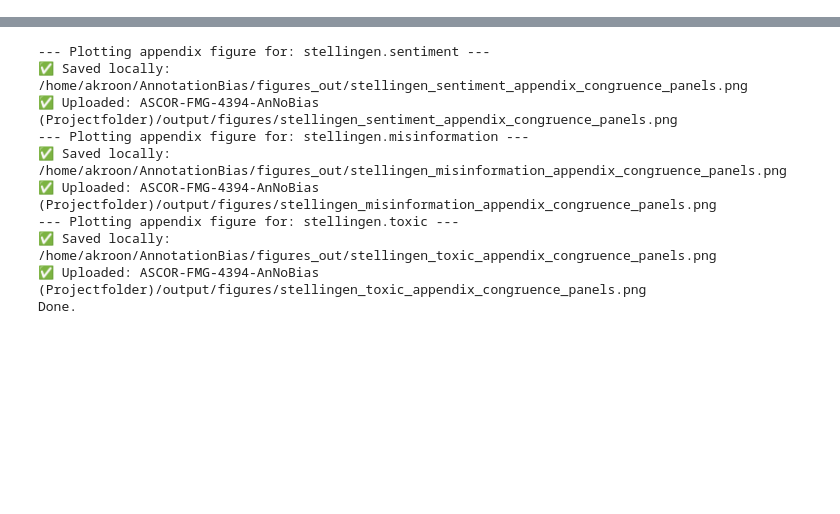
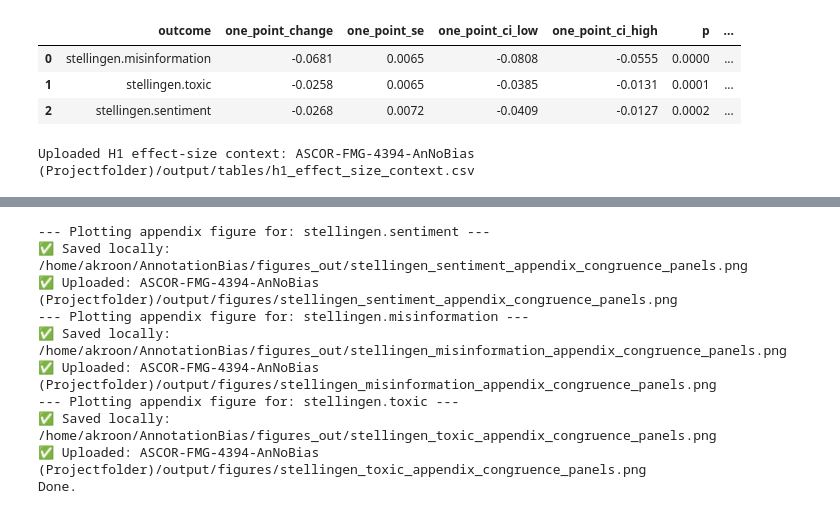
Before and after one commit to annekroon/AnnotationBias, a Jupyter notebook: 06_hypotheses_testing.ipynb, the cells around one changed output, grey strips where cells are left out. Saved outputs shown, nothing was run; the diff lists cells and outputs as text; code cells hidden in the pictures; blank space fills up the shorter version.

```diff
--- a/06_hypotheses_testing.ipynb
+++ b/06_hypotheses_testing.ipynb
@@ -452,0 +1453,48 @@ Done. PolOrient_1_c now appears under CONTROL VARIABLES in the LaTeX tables, Mod
+# %%
+# ============================================================
+# H1 effect-size reporting from Model 3
+# ============================================================
+# The manuscript reports the unstandardized change in the 1–5 outcome for a
+# one-point increase in the 1–5 congruence measure. The full four-point scale
+# contrast is also exported with a 95% Wald CI for transparent interpretation.
+
+H1_TERM = "vote_likelihood_score_c"
+H1_SCALE_SPAN = 4.0
+h1_rows = []
+
+for var, models in fitted_models.items():
+    model3 = models[2]
+    b = float(model3.fe_params[H1_TERM])
+    se = float(model3.bse_fe[H1_TERM])
+    p = float(model3.pvalues[H1_TERM])
+    h1_rows.append({
+        "outcome": var,
+        "one_point_change": b,
+        "one_point_se": se,
+        "one_point_ci_low": b - 1.96 * se,
+        "one_point_ci_high": b + 1.96 * se,
+        "p": p,
+        "four_point_change": H1_SCALE_SPAN * b,
+        "four_point_ci_low": H1_SCALE_SPAN * (b - 1.96 * se),
+        "four_point_ci_high": H1_SCALE_SPAN * (b + 1.96 * se),
+        "n_obs": int(model3.nobs),
+        "n_coders": model3._fit_meta["n_coders"],
+        "n_tweets": model3._fit_meta["n_tweets"],
+    })
+
+h1_effect_sizes = pd.DataFrame(h1_rows)
+display(h1_effect_sizes.round(4))
+
+h1_effect_path = f"{output_dir_rel}/h1_effect_size_context.csv"
+webdav_upload_bytes(
+    h1_effect_path,
+    h1_effect_sizes.to_csv(index=False).encode("utf-8"),
+    content_type="text/csv",
+)
+print(f"Uploaded H1 effect-size context: {h1_effect_path}")
+# %% [output]
+|  | outcome | one_point_change | one_point_se | one_point_ci_low | one_point_ci_high | p | ... |
+| 0 | stellingen.misinformation | -0.0681 | 0.0065 | -0.0808 | -0.0555 | 0.0000 | ... |
+| 1 | stellingen.toxic | -0.0258 | 0.0065 | -0.0385 | -0.0131 | 0.0001 | ... |
+| 2 | stellingen.sentiment | -0.0268 | 0.0072 | -0.0409 | -0.0127 | 0.0002 | ... |
+Uploaded H1 effect-size context: ASCOR-FMG-4394-AnNoBias (Projectfolder)/output/tables/h1_effect_size_context.csv
```
Also changed, not shown: parts of 7 cells of this notebook, 1 other file.
